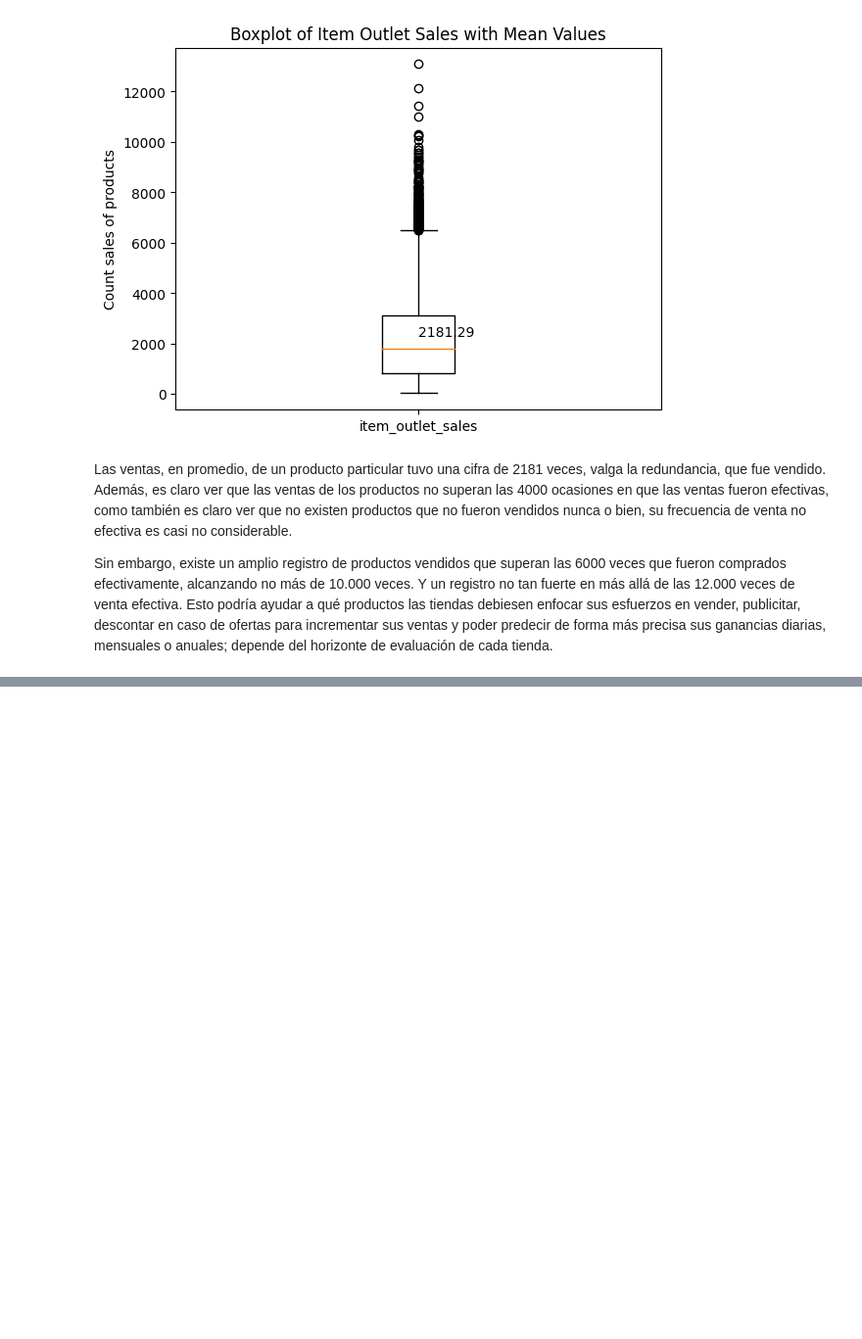
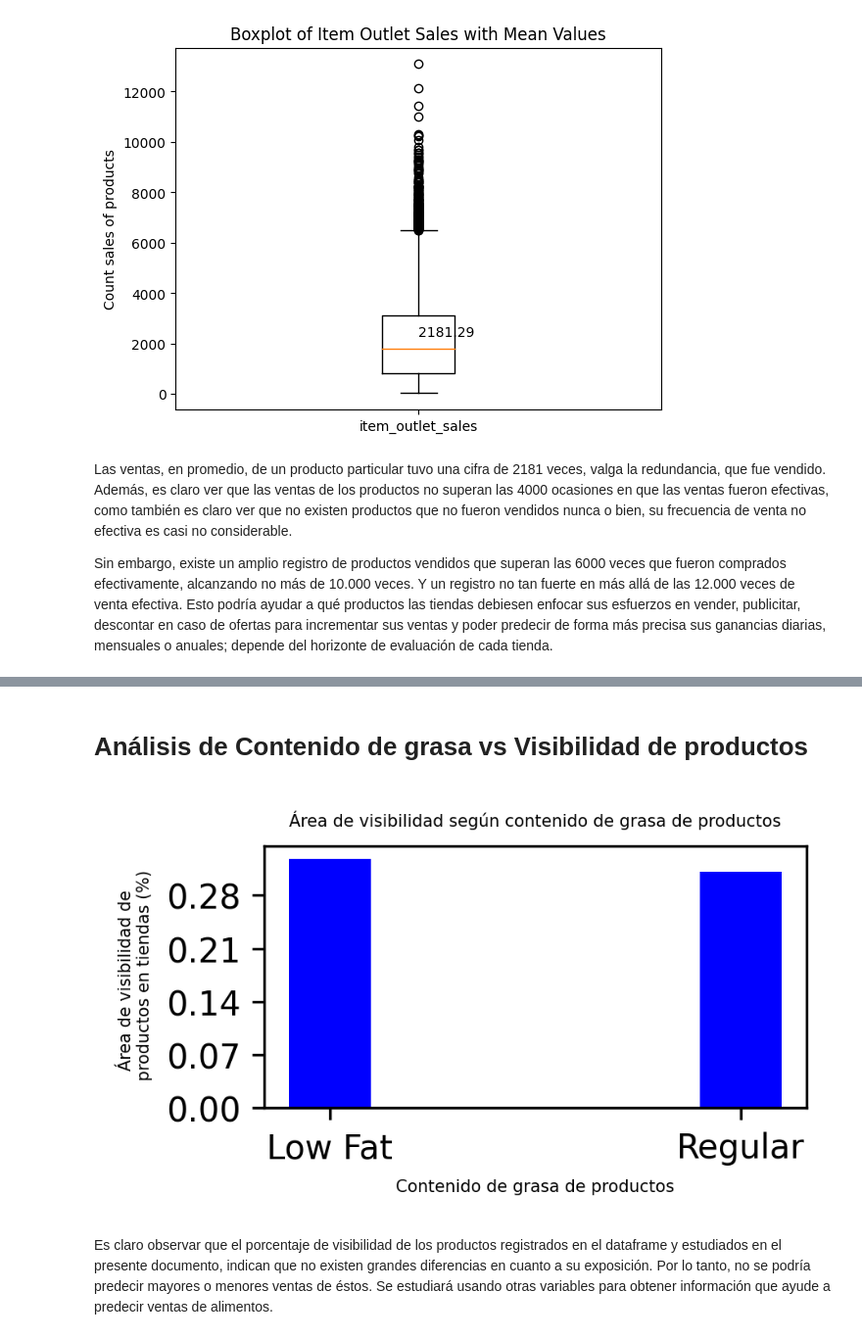
Before and after one commit to chernandezrojas1991/predicciones-de-ventas-de-alimentos, a Jupyter notebook: predicciones_de_ventas_de_alimentos.ipynb, the cells around one changed output, grey strips where cells are left out. Shown at 98% size. Drawn from its saved outputs; the diff is of its cells as text; code cells hidden in the pictures; blank space fills up the shorter version.

```diff
--- a/predicciones_de_ventas_de_alimentos.ipynb
+++ b/predicciones_de_ventas_de_alimentos.ipynb
@@ -280,0 +299,24 @@ Sin embargo, existe un amplio registro de productos vendidos que superan las 600
+# %% [markdown]
+# Análisis de Contenido de grasa vs Visibilidad de productos
+# %%
+#Item visiblity
+#Item_fat_content
+multivariate_visualizations_figure = plt.figure(dpi = 300)
+multivariate_ax1 = multivariate_visualizations_figure.add_subplot(3,2,1)
+
+#Axis X
+item_fat_content_array = np.array(sales_prediction_df['item_fat_content'])
+#Axis Y
+item_visibility_array = np.array(sales_prediction_df['item_visibility'])
+yRange = np.arange(sales_prediction_df['item_visibility'].min(), sales_prediction_df['item_visibility'].max(), 0.07)
+
+multivariate_ax1.bar(item_fat_content_array, item_visibility_array, 0.2, color='blue')
+plt.title("Área de visibilidad según contenido de grasa de productos", fontsize=5)
+plt.xlabel("Contenido de grasa de productos", fontsize=5)
+plt.ylabel("Área de visibilidad de \n productos en tiendas (%)", fontsize=5)
+plt.yticks(yRange)
+plt.show()
+# %% [output]
+[figure, added]
+# %% [markdown]
+Es claro observar que el porcentaje de visibilidad de los productos registrados en el dataframe y estudiados en el presente documento, indican que no existen grandes diferencias en cuanto a su exposición. Por lo tanto, no se podría predecir mayores o menores ventas de éstos. Se estudiará usando otras variables para obtener información que ayude a predecir ventas de alimentos.
```
Also changed, not shown: parts of 11 cells of this notebook.
